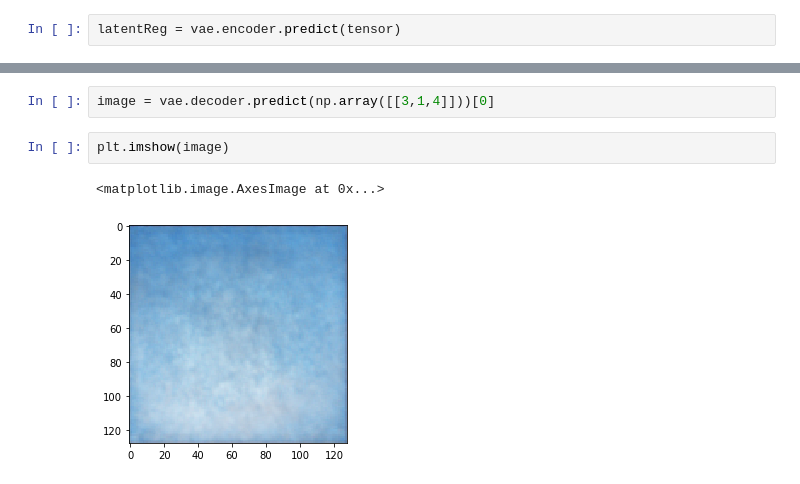
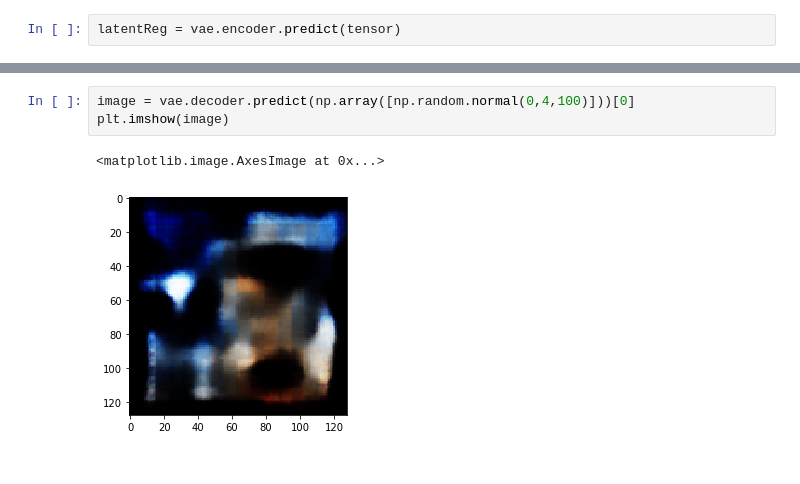
Before and after one commit to e-stan/image_generator, a Jupyter notebook: notebooks/generate_images.ipynb, the cells around one changed output, grey strips where cells are left out. Cells and saved outputs as stored; diff of their text form.

```diff
--- a/notebooks/generate_images.ipynb
+++ b/notebooks/generate_images.ipynb
@@ -43,7 +43,6 @@ plt.scatter(latentReg[0][:,0],latentReg[0][:,1],s=3)
 # %%
-image = vae.decoder.predict(np.array([[3,1,4]]))[0]
+image = vae.decoder.predict(np.array([np.random.normal(0,4,100)]))[0]
+plt.imshow(image)
+# %% [output]
+<matplotlib.image.AxesImage at 0x...>
+[figure, added]
-# %%
-plt.imshow(image)
-# %% [output]
-<matplotlib.image.AxesImage at 0x...>
-[figure, removed]
```
Also changed, not shown: parts of 7 cells of this notebook, 3 other files.
